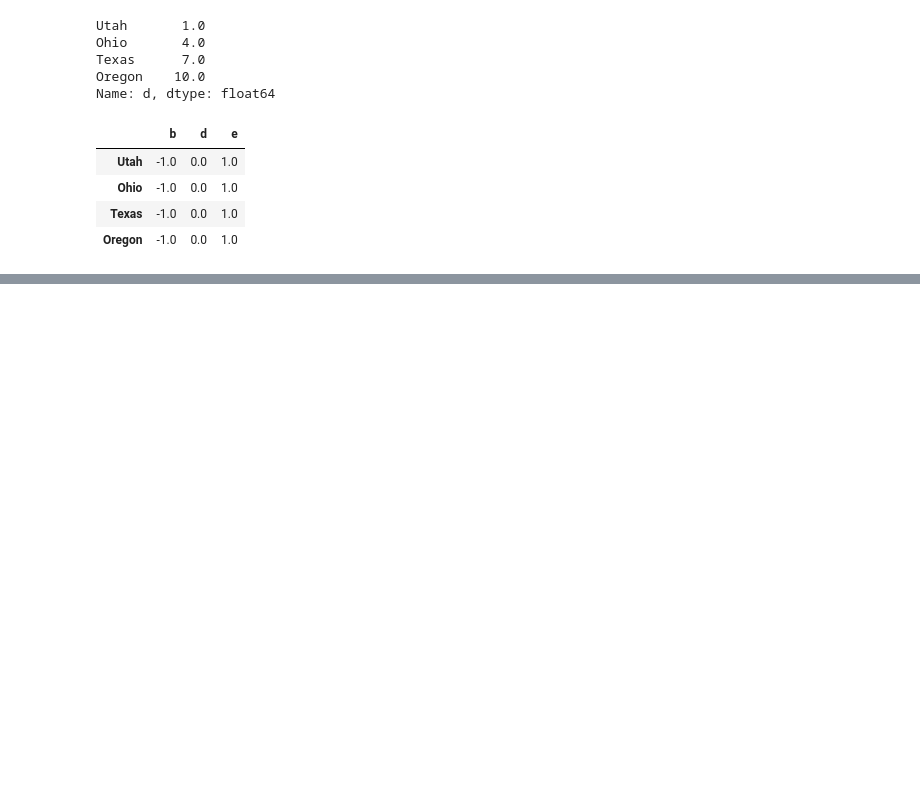
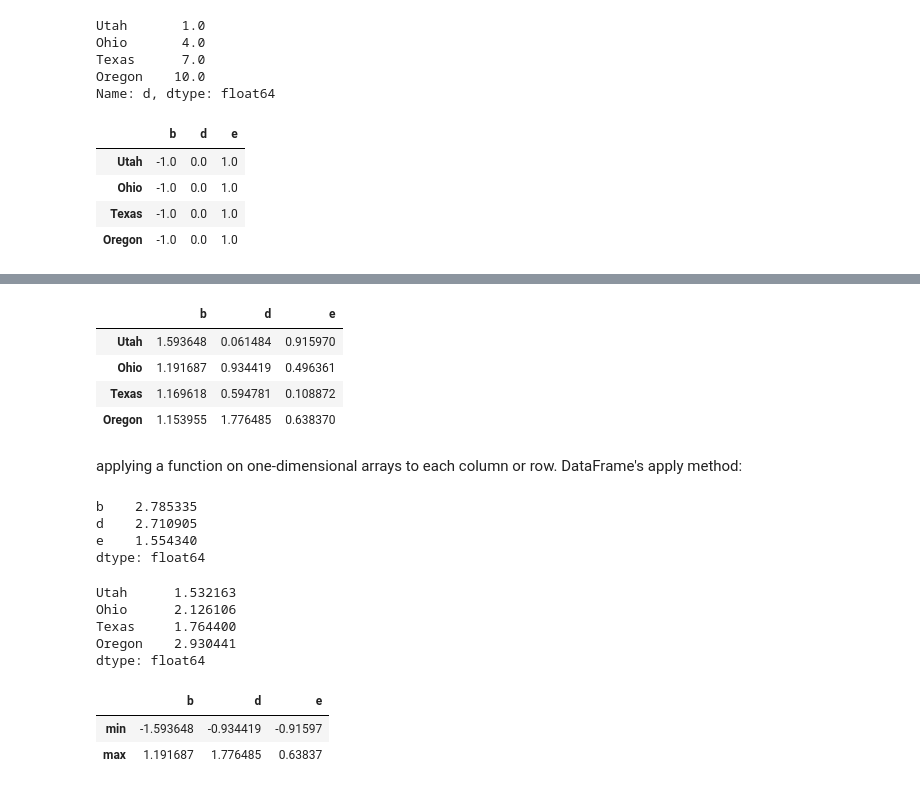
Before and after one commit to kbutalep/WesCh5, a Jupyter notebook: Chapter5WorkAlong.ipynb, the cells around one changed output, grey strips where cells are left out. Saved outputs shown, nothing was run; the diff lists cells and outputs as text; code cells hidden in the pictures; blank space fills up the shorter version.

```diff
--- a/Chapter5WorkAlong.ipynb
+++ b/Chapter5WorkAlong.ipynb
@@ -1125,0 +1140,10 @@ frame.sub(series3, axis='index')
+# %%
+np.abs(frame)
+# %% [output]
+|  | b | d | e |
+| Utah | 1.593648 | 0.061484 | 0.915970 |
+| Ohio | 1.191687 | 0.934419 | 0.496361 |
+| Texas | 1.169618 | 0.594781 | 0.108872 |
+| Oregon | 1.153955 | 1.776485 | 0.638370 |
+# %% [markdown]
+applying a function on one-dimensional arrays to each column or row. DataFrame's apply method:
@@ -1125,0 +1152,15 @@ frame.sub(series3, axis='index')
+# %%
+frame.apply(f)
+# %% [output]
+b    2.785335
+d    2.710905
+e    1.554340
+dtype: float64
+# %%
+frame.apply(f, axis='columns')
+# %% [output]
+Utah      1.532163
+Ohio      2.126106
+Texas     1.764400
+Oregon    2.930441
+dtype: float64
@@ -1125,0 +1170,6 @@ frame.sub(series3, axis='index')
+# %%
+frame.apply(f)
+# %% [output]
+|  | b | d | e |
+| min | -1.593648 | -0.934419 | -0.91597 |
+| max | 1.191687 | 1.776485 | 0.63837 |
```
Also changed, not shown: parts of 45 cells of this notebook.
